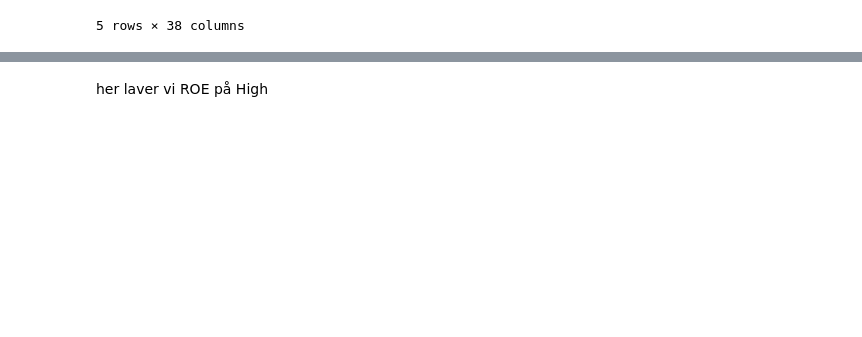
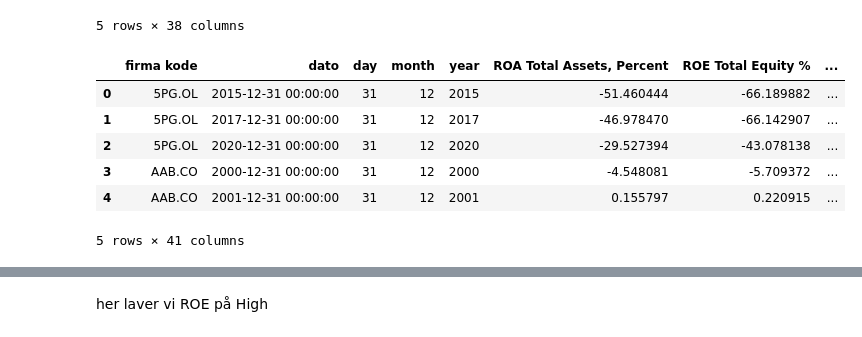
Before and after one commit to MarcusHonore/Seminar-Corporate-Finance, a Jupyter notebook: program til markedsværdier.ipynb, the cells around one changed output, grey strips where cells are left out. Cells and saved outputs as stored; diff of their text form; code cells hidden in the pictures; blank space fills up the shorter version.

```diff
--- a/program til markedsværdier.ipynb
+++ b/program til markedsværdier.ipynb
@@ -1896,3 +1896,14 @@ data_specificity.head()
 | 25 | AAB.CO | 2000-12-31 00:00:00 | 31 | 12 | 2000 | -4.548081 | -5.709372 | ... |
 | 26 | AAB.CO | 2001-12-31 00:00:00 | 31 | 12 | 2001 | 0.155797 | 0.220915 | ... |
 5 rows × 38 columns
+# %%
+data_specificity = pd.merge(data_specificity, branche_data[['Firma kode', 'NAICS National Industry Name', 'NAICS Industry Group Name']], left_on='firma kode', right_on='Firma kode', how='left')
+data_specificity.head()  # Display the first few rows of the DataFrame
+# %% [output]
+|  | firma kode | dato | day | month | year | ROA Total Assets, Percent | ROE Total Equity % | ... |
+| 0 | 5PG.OL | 2015-12-31 00:00:00 | 31 | 12 | 2015 | -51.460444 | -66.189882 | ... |
+| 1 | 5PG.OL | 2017-12-31 00:00:00 | 31 | 12 | 2017 | -46.978470 | -66.142907 | ... |
+| 2 | 5PG.OL | 2020-12-31 00:00:00 | 31 | 12 | 2020 | -29.527394 | -43.078138 | ... |
+| 3 | AAB.CO | 2000-12-31 00:00:00 | 31 | 12 | 2000 | -4.548081 | -5.709372 | ... |
+| 4 | AAB.CO | 2001-12-31 00:00:00 | 31 | 12 | 2001 | 0.155797 | 0.220915 | ... |
+5 rows × 41 columns
```
Also changed, not shown: parts of 5 cells of this notebook.
